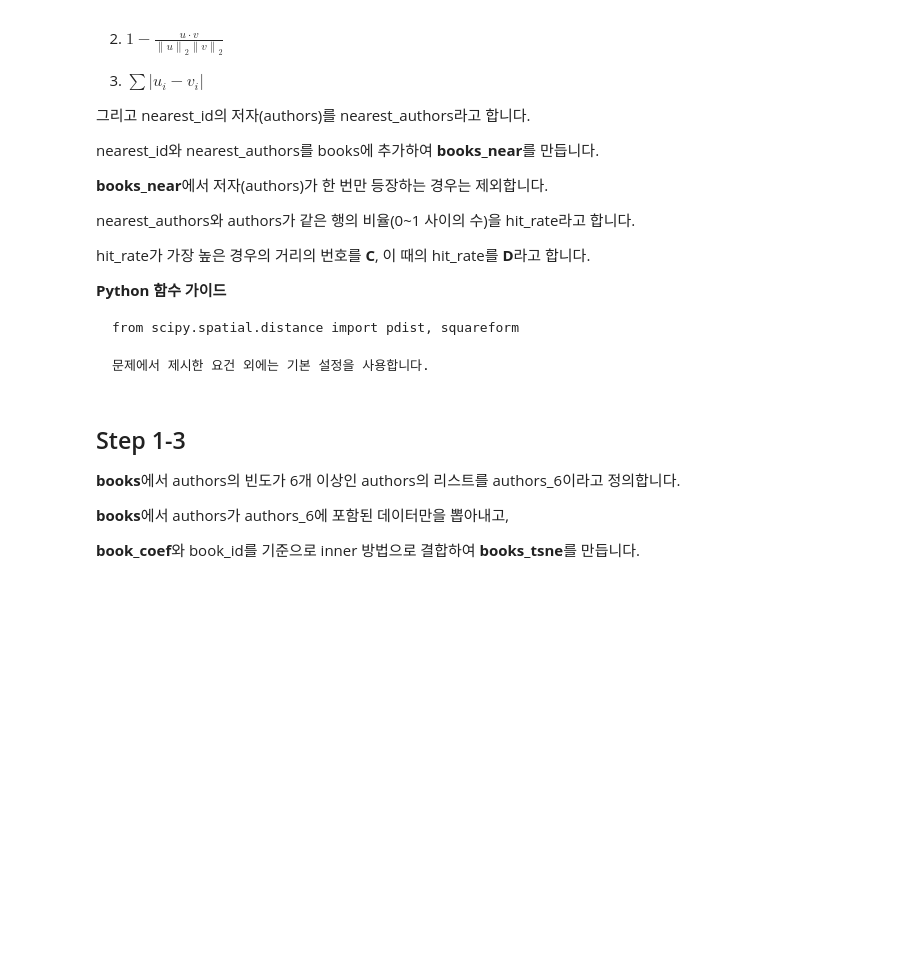
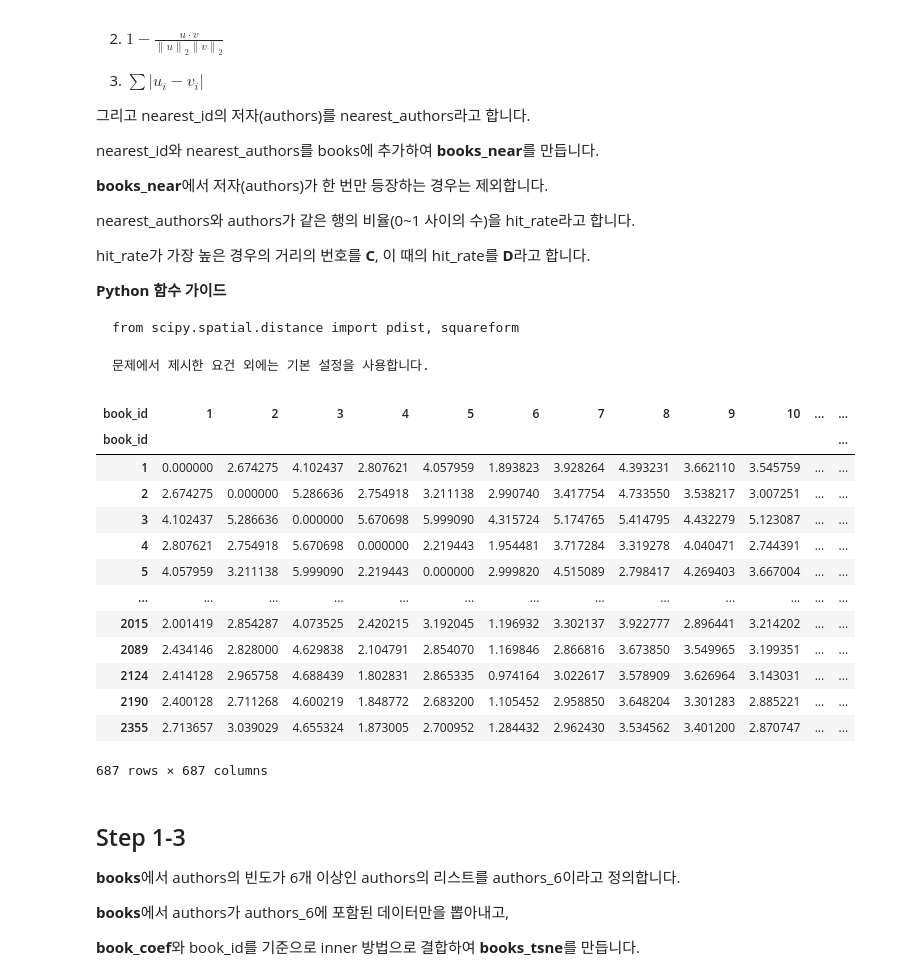
Before and after one commit to sunkusun9/DS_prob1_2510, a Jupyter notebook: prob_solution.ipynb, the cells around one changed output. Drawn from its saved outputs; the diff is of its cells as text; code cells hidden in the pictures; blank space fills up the shorter version.

Commit message:
문제 1번 cdist, pdist, squareform 설명 올립니다.

````diff
--- a/prob_solution.ipynb
+++ b/prob_solution.ipynb
@@ -709,6 +741,27 @@ from scipy.spatial.distance import pdist, squareform
 
 문제에서 제시한 요건 외에는 기본 설정을 사용합니다.
 ```
+# %%
+pd.DataFrame(
+    squareform(
+        pdist(df_book_coef)
+    ), index = df_book_coef.index, columns = df_book_coef.index
+)
+# %% [output]
+| book_id | 1 | 2 | 3 | 4 | 5 | 6 | 7 | 8 | 9 | 10 | ... | ... |
+| book_id |  |  |  |  |  |  |  |  |  |  |  | ... |
+| 1 | 0.000000 | 2.674275 | 4.102437 | 2.807621 | 4.057959 | 1.893823 | 3.928264 | 4.393231 | 3.662110 | 3.545759 | ... | ... |
+| 2 | 2.674275 | 0.000000 | 5.286636 | 2.754918 | 3.211138 | 2.990740 | 3.417754 | 4.733550 | 3.538217 | 3.007251 | ... | ... |
+| 3 | 4.102437 | 5.286636 | 0.000000 | 5.670698 | 5.999090 | 4.315724 | 5.174765 | 5.414795 | 4.432279 | 5.123087 | ... | ... |
+| 4 | 2.807621 | 2.754918 | 5.670698 | 0.000000 | 2.219443 | 1.954481 | 3.717284 | 3.319278 | 4.040471 | 2.744391 | ... | ... |
+| 5 | 4.057959 | 3.211138 | 5.999090 | 2.219443 | 0.000000 | 2.999820 | 4.515089 | 2.798417 | 4.269403 | 3.667004 | ... | ... |
+| ... | ... | ... | ... | ... | ... | ... | ... | ... | ... | ... | ... | ... |
+| 2015 | 2.001419 | 2.854287 | 4.073525 | 2.420215 | 3.192045 | 1.196932 | 3.302137 | 3.922777 | 2.896441 | 3.214202 | ... | ... |
+| 2089 | 2.434146 | 2.828000 | 4.629838 | 2.104791 | 2.854070 | 1.169846 | 2.866816 | 3.673850 | 3.549965 | 3.199351 | ... | ... |
+| 2124 | 2.414128 | 2.965758 | 4.688439 | 1.802831 | 2.865335 | 0.974164 | 3.022617 | 3.578909 | 3.626964 | 3.143031 | ... | ... |
+| 2190 | 2.400128 | 2.711268 | 4.600219 | 1.848772 | 2.683200 | 1.105452 | 2.958850 | 3.648204 | 3.301283 | 2.885221 | ... | ... |
+| 2355 | 2.713657 | 3.039029 | 4.655324 | 1.873005 | 2.700952 | 1.284432 | 2.962430 | 3.534562 | 3.401200 | 2.870747 | ... | ... |
+687 rows × 687 columns
 # %% [markdown]
 ## Step 1-3
 
````
Also changed, not shown: parts of 2 cells of this notebook.
